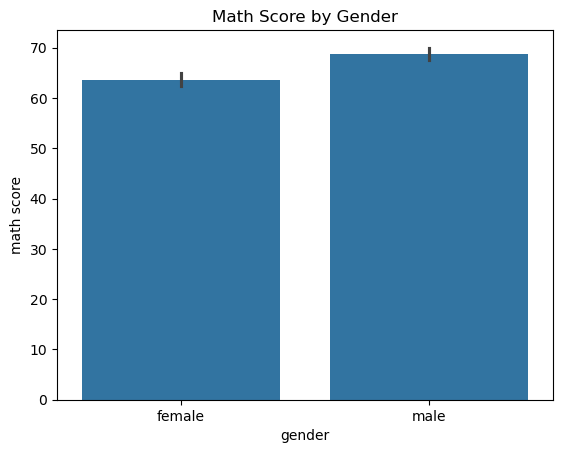
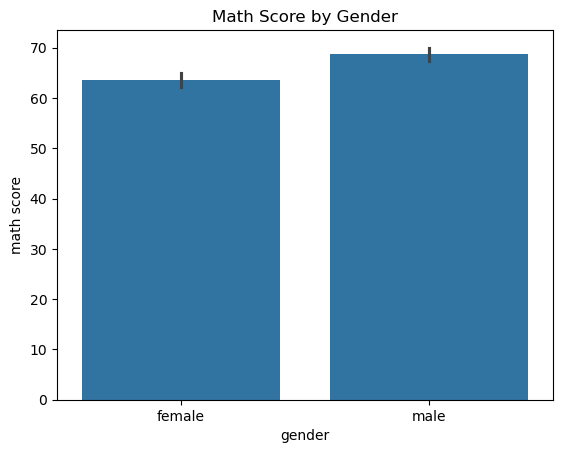
Unified diff of the notebook cell whose output changed from the first chart to the second:
--- before
+++ after
@@ -1,3 +1,4 @@
 sns.barplot(x="gender", y="math score", data=df)
 plt.title("Math Score by Gender")
+plt.savefig("../images/gender_math.png")
 plt.show()

Commit: Updated images and analysis